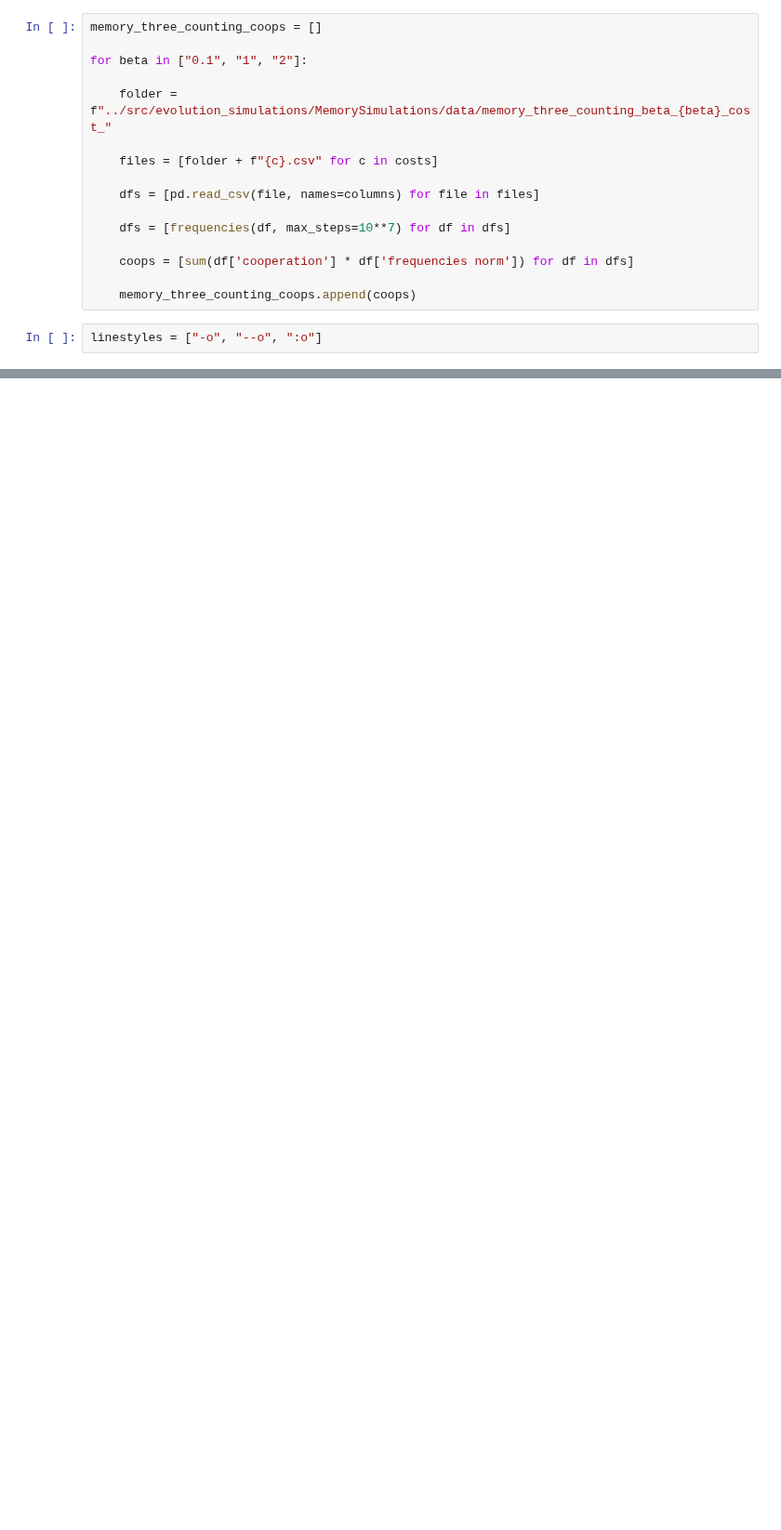
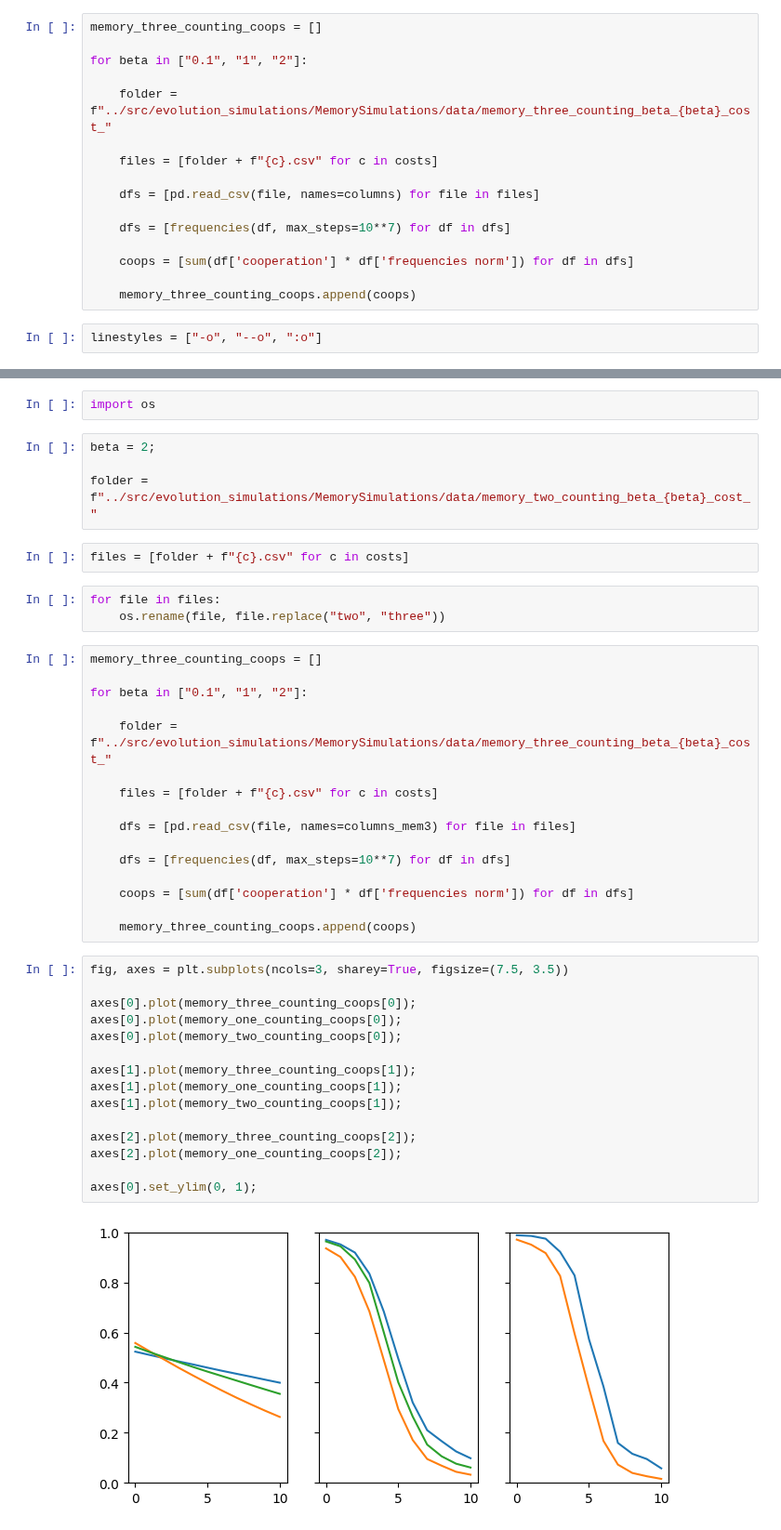
Before and after one commit to Nikoleta-v3/conditional-cooperation-with-longer-memory, a Jupyter notebook: notebooks/Memory N simulations.ipynb, the cells around one changed output, grey strips where cells are left out. Shown at 93% size. Saved outputs shown, nothing was run; the diff lists cells and outputs as text; blank space fills up the shorter version.

```diff
--- a/notebooks/Memory N simulations.ipynb
+++ b/notebooks/Memory N simulations.ipynb
@@ -176,0 +181,44 @@ AttributeError: 'Axes' object has no attribute 'xlabel'
+# %%
+import os
+# %%
+beta = 2;
+
+folder = f"../src/evolution_simulations/MemorySimulations/data/memory_two_counting_beta_{beta}_cost_"
+# %%
+files = [folder + f"{c}.csv" for c in costs]
+# %%
+for file in files:
+    os.rename(file, file.replace("two", "three"))
+# %%
+memory_three_counting_coops = []
+
+for beta in ["0.1", "1", "2"]:
+
+    folder = f"../src/evolution_simulations/MemorySimulations/data/memory_three_counting_beta_{beta}_cost_"
+
+    files = [folder + f"{c}.csv" for c in costs]
+
+    dfs = [pd.read_csv(file, names=columns_mem3) for file in files]
+
+    dfs = [frequencies(df, max_steps=10**7) for df in dfs]
+
+    coops = [sum(df['cooperation'] * df['frequencies norm']) for df in dfs]
+
+    memory_three_counting_coops.append(coops)
+# %%
+fig, axes = plt.subplots(ncols=3, sharey=True, figsize=(7.5, 3.5))
+
+axes[0].plot(memory_three_counting_coops[0]);
+axes[0].plot(memory_one_counting_coops[0]);
+axes[0].plot(memory_two_counting_coops[0]);
+
+axes[1].plot(memory_three_counting_coops[1]);
+axes[1].plot(memory_one_counting_coops[1]);
+axes[1].plot(memory_two_counting_coops[1]);
+
+axes[2].plot(memory_three_counting_coops[2]);
+axes[2].plot(memory_one_counting_coops[2]);
+
+axes[0].set_ylim(0, 1);
+# %% [output]
+[figure, added]
```
Also changed, not shown: parts of 12 cells of this notebook, 7 other files.
